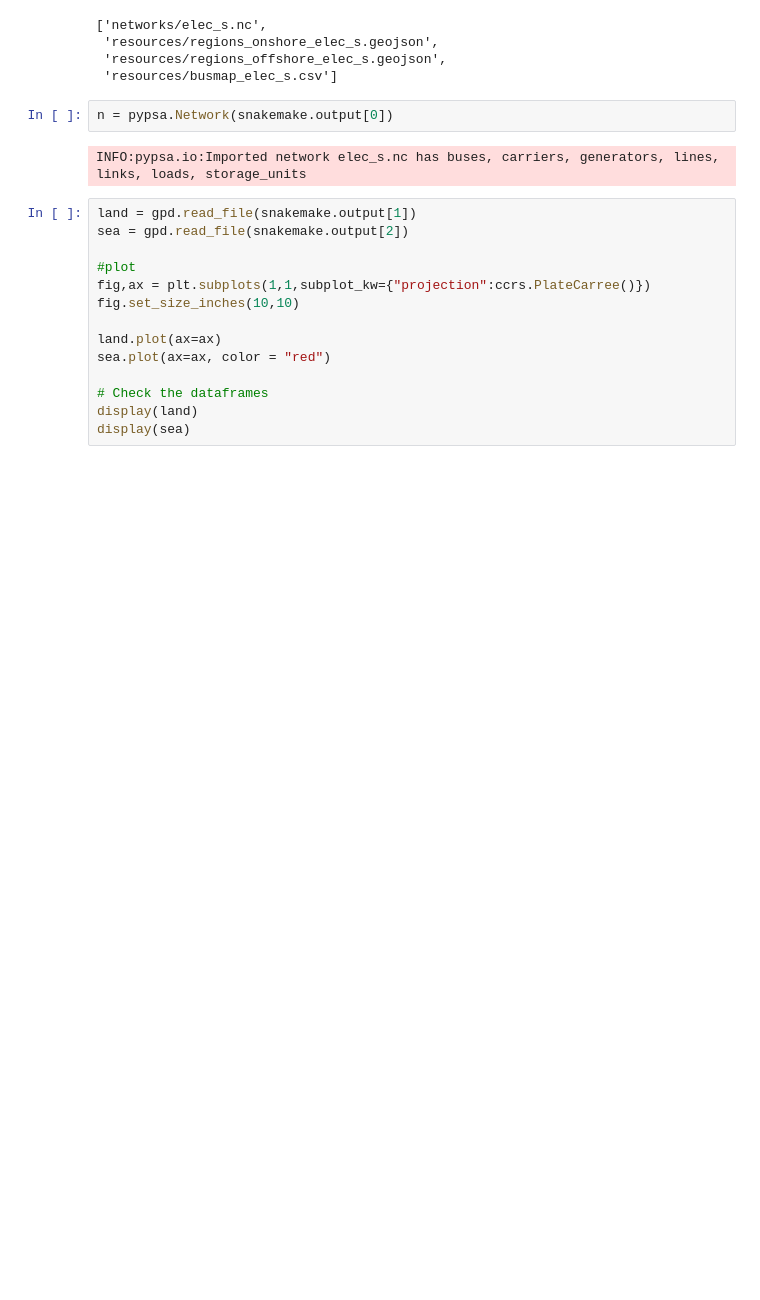
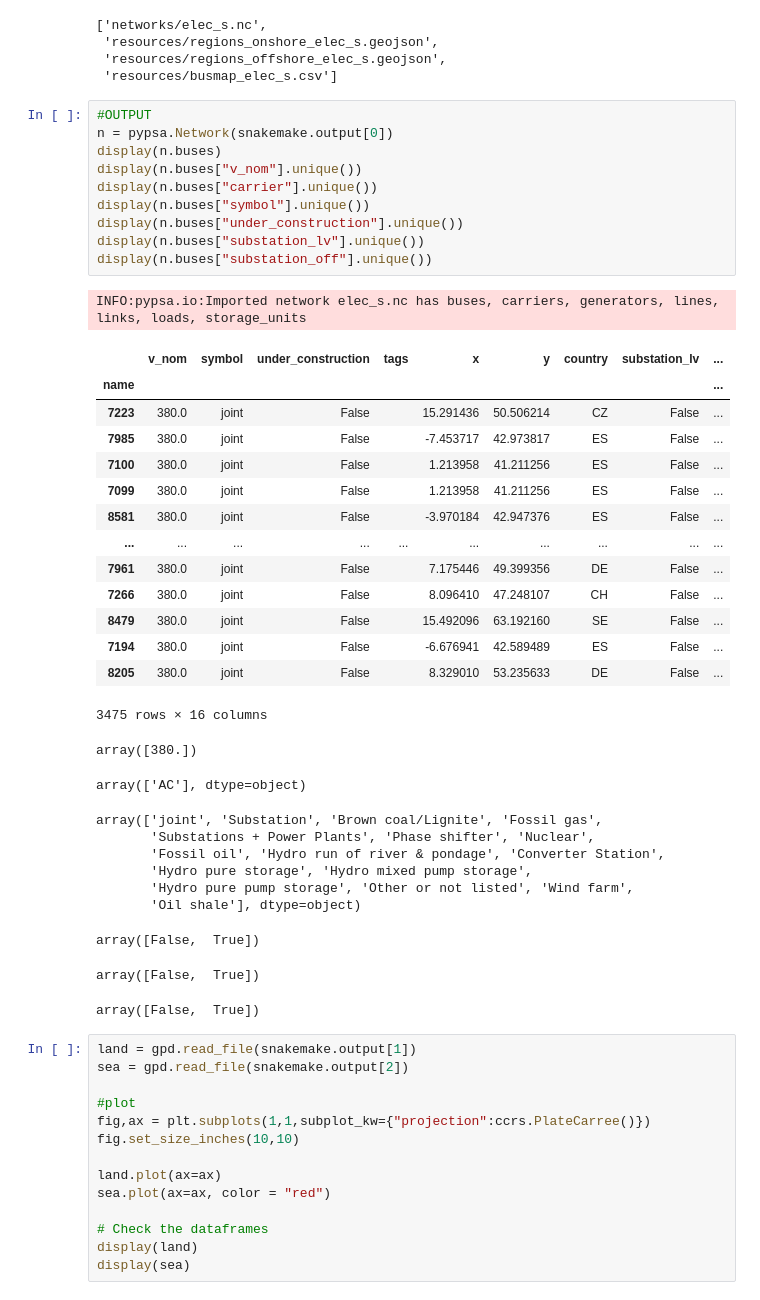
Before and after one commit to pypsa-meets-africa/pypsa-eur, a Jupyter notebook: How_is_the_network_created.ipynb, the cells around one changed output. Drawn from its saved outputs; the diff is of its cells as text; blank space fills up the shorter version.

```diff
--- a/How_is_the_network_created.ipynb
+++ b/How_is_the_network_created.ipynb
@@ -246,10 +268,43 @@ snakemake.output
  'resources/regions_onshore_elec_s.geojson',
  'resources/regions_offshore_elec_s.geojson',
  'resources/busmap_elec_s.csv']
-# %%
-n = pypsa.Network(snakemake.output[0])
-# %% [output]
-INFO:pypsa.io:Imported network elec_s.nc has buses, carriers, generators, lines, links, loads, storage_units
+# %%
+#OUTPUT
+n = pypsa.Network(snakemake.output[0])
+display(n.buses)
+display(n.buses["v_nom"].unique())
+display(n.buses["carrier"].unique())
+display(n.buses["symbol"].unique())
+display(n.buses["under_construction"].unique())
+display(n.buses["substation_lv"].unique())
+display(n.buses["substation_off"].unique())
+# %% [output]
+INFO:pypsa.io:Imported network elec_s.nc has buses, carriers, generators, lines, links, loads, storage_units
+|  | v_nom | symbol | under_construction | tags | x | y | country | substation_lv | ... |
+| name |  |  |  |  |  |  |  |  | ... |
+| 7223 | 380.0 | joint | False |  | 15.291436 | 50.506214 | CZ | False | ... |
+| 7985 | 380.0 | joint | False |  | -7.453717 | 42.973817 | ES | False | ... |
+| 7100 | 380.0 | joint | False |  | 1.213958 | 41.211256 | ES | False | ... |
+| 7099 | 380.0 | joint | False |  | 1.213958 | 41.211256 | ES | False | ... |
+| 8581 | 380.0 | joint | False |  | -3.970184 | 42.947376 | ES | False | ... |
+| ... | ... | ... | ... | ... | ... | ... | ... | ... | ... |
+| 7961 | 380.0 | joint | False |  | 7.175446 | 49.399356 | DE | False | ... |
+| 7266 | 380.0 | joint | False |  | 8.096410 | 47.248107 | CH | False | ... |
+| 8479 | 380.0 | joint | False |  | 15.492096 | 63.192160 | SE | False | ... |
+| 7194 | 380.0 | joint | False |  | -6.676941 | 42.589489 | ES | False | ... |
+| 8205 | 380.0 | joint | False |  | 8.329010 | 53.235633 | DE | False | ... |
+3475 rows × 16 columns
+array([380.])
+array(['AC'], dtype=object)
+array(['joint', 'Substation', 'Brown coal/Lignite', 'Fossil gas',
+       'Substations + Power Plants', 'Phase shifter', 'Nuclear',
+       'Fossil oil', 'Hydro run of river & pondage', 'Converter Station',
+       'Hydro pure storage', 'Hydro mixed pump storage',
+       'Hydro pure pump storage', 'Other or not listed', 'Wind farm',
+       'Oil shale'], dtype=object)
+array([False,  True])
+array([False,  True])
+array([False,  True])
 # %%
 land = gpd.read_file(snakemake.output[1])
 sea = gpd.read_file(snakemake.output[2])
```
Also changed, not shown: parts of 11 cells of this notebook.
